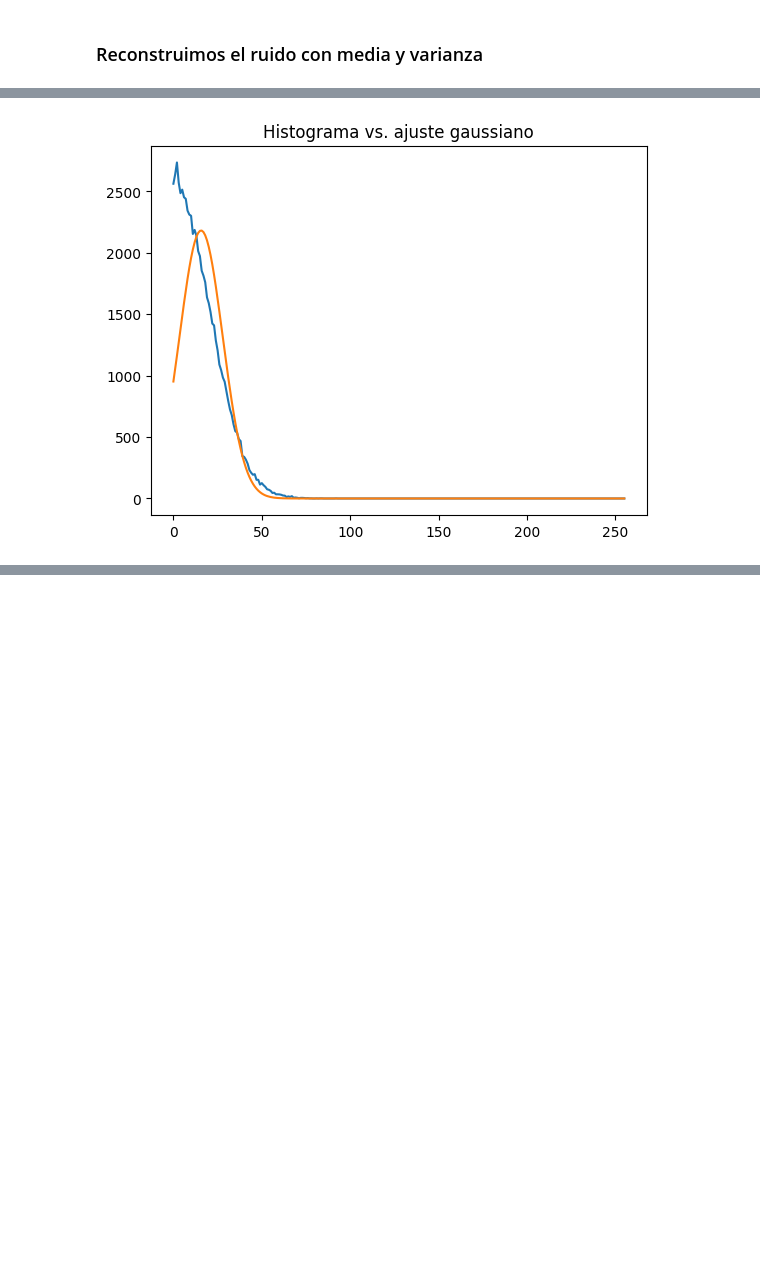
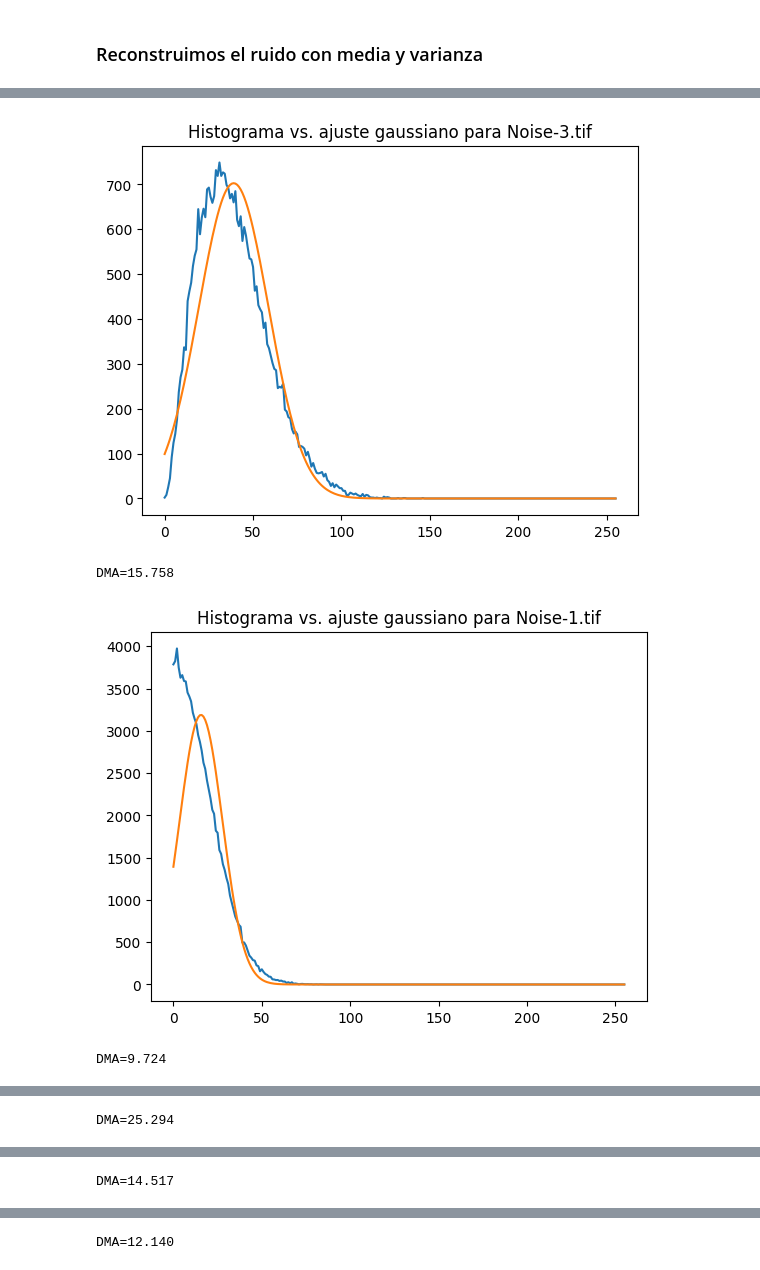
Before and after one commit to gonzagrau/PAIByB, a Jupyter notebook: GUIA1/a01_est_var.ipynb, the cells around one changed output, grey strips where cells are left out. Cells and saved outputs as stored; diff of their text form; code cells hidden in the pictures; blank space fills up the shorter version.

Commit message:
statistical analysis and noise reconstruction

```diff
--- a/GUIA1/a01_est_var.ipynb
+++ b/GUIA1/a01_est_var.ipynb
@@ -29,0 +20,13 @@ stats
+# %%
+data_path = 'infosaves'
+data_dict = {}
+hist_dict = {}
+for image in os.listdir(data_path):
+    for file in os.listdir(os.path.join(data_path, image)):
+        if file.endswith('.json'):
+            data_dict[image] = json.load(open(os.path.join(data_path, image, file), 'r'))
+        elif file.endswith('.csv'):
+            hist_dict[image] = pd.read_csv(os.path.join(data_path, image, file))
+    print(image)
+    print(data_dict[image])
+    print(hist_dict[image].columns)
@@ -49,7 +71,0 @@ plt.show()
-# %%
-hist_df = pd.read_csv(f"infosaves/hist100.0_100.0_253x263.csv")
-
-fig, ax = plt.subplots()
-ax.plot(hist_df['gray_lvl'], hist_df['hist_value'])
-ax.set_title('Histograma recuperado')
-plt.show()
@@ -60,13 +74,23 @@ plt.show()
 # %%
-I, h = hist_df['gray_lvl'], hist_df['hist_value']
-mu = np.dot(I, h) / h.sum()
-sigma = np.sqrt(np.dot((I - mu)**2, h) / h.sum())
-bell_curve = norm.pdf(x=I, loc=mu, scale=sigma) * h.sum()
+for noise in os.listdir(noise_dir):
+    hist_df = hist_dict[noise.split('.')[0]]
+    I, h = hist_df['gray_lvl'], hist_df['hist_value']
+    mu = np.dot(I, h) / h.sum()
+    sigma = np.sqrt(np.dot((I - mu)**2, h) / h.sum())
+    bell_curve = norm.pdf(x=I, loc=mu, scale=sigma) * h.sum()
 
-fig, ax = plt.subplots()
-ax.plot(hist_df['gray_lvl'], hist_df['hist_value'])
-ax.plot(hist_df['gray_lvl'], bell_curve)
-ax.set_title('Histograma vs. ajuste gaussiano')
-plt.show()
+    fig, ax = plt.subplots()
+    ax.plot(hist_df['gray_lvl'], hist_df['hist_value'])
+    ax.plot(hist_df['gray_lvl'], bell_curve)
+    ax.set_title(f'Histograma vs. ajuste gaussiano para {noise}')
+    plt.show()
+
+    # Calculo DMA
+    # Calculo DMA
+    DMA = np.abs(I - mu).dot(h) / h.sum()
+    print(f"{DMA=:.3f}")
 # %% [output]
-[figure, old version]
+[figure, new version]
+DMA=15.758
+[figure, added]
+DMA=9.724
@@ -72,0 +98 @@ plt.show()
+DMA=25.294
@@ -72,0 +100 @@ plt.show()
+DMA=14.517
@@ -72,0 +102 @@ plt.show()
+DMA=12.140
```
Also changed, not shown: parts of 12 cells of this notebook, 2 other files.
